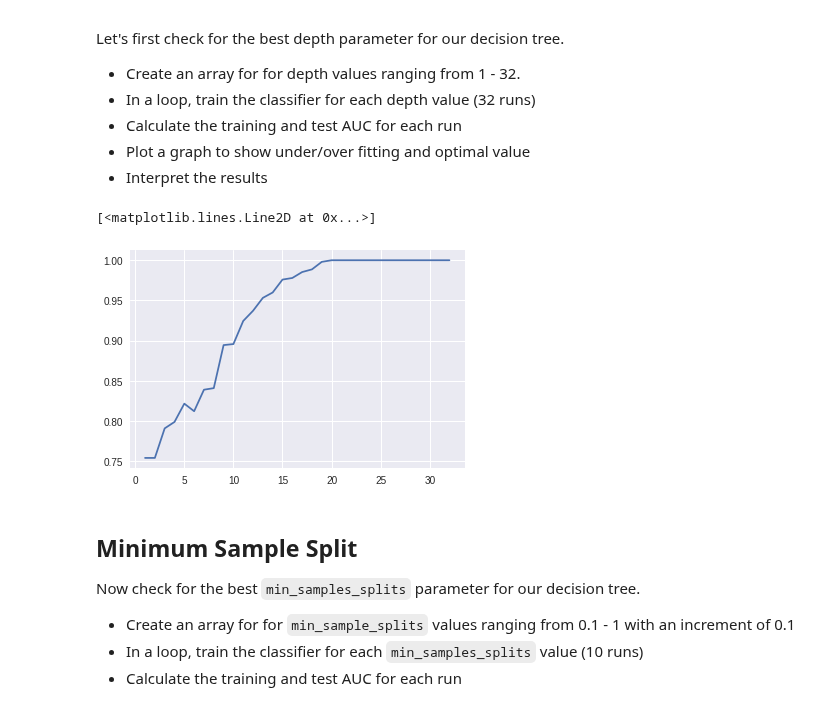
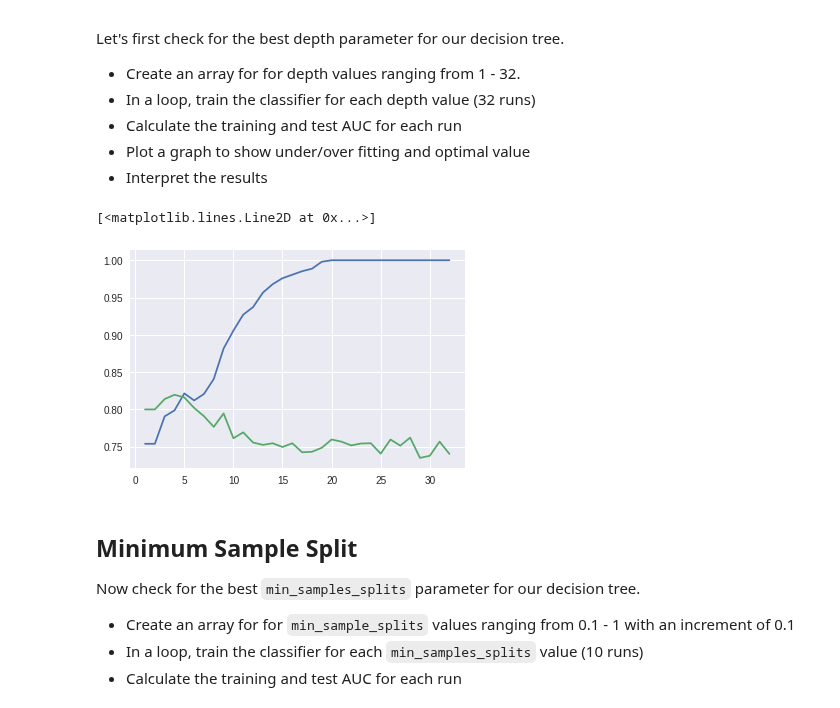
Before and after one commit to fleralle/dsc-tuning-decision-trees-lab-houston-ds-042219, a Jupyter notebook: index.ipynb, the cells around one changed output. Drawn from its saved outputs; the diff is of its cells as text; code cells hidden in the pictures.

```diff
--- a/index.ipynb
+++ b/index.ipynb
@@ -108,29 +108,29 @@ Let's first check for the best depth parameter for our decision tree.
 # %%
 # Identify the optimal tree depth for given data
 depths = list(range(1,33))
 auc_scores = []
 
 def get_auc_score(y_true, y_pred):
     # Check the AUC of predictions
     fpr, tpr, thresholds = roc_curve(y_true, y_pred)
     auc_score = auc(fpr, tpr)
     return auc_score
 
 for depth in depths:
     dt_classifier = DecisionTreeClassifier(criterion='entropy', max_depth=depth).fit(X_train, y_train)
 
     # Check the AUC of predictions
     auc_score_train = get_auc_score(y_train, dt_classifier.predict(X_train))
     auc_score_test = get_auc_score(y_test, dt_classifier.predict(X_test))
 
     auc_scores.append((depth, auc_score_train, auc_score_test))
 
-plt.plot([auc_score[0] for auc_score in auc_scores], [auc_score[1] for auc_score in auc_scores])
-
+plt.plot([auc_score[0] for auc_score in auc_scores], [auc_score[1] for auc_score in auc_scores], )
+plt.plot([auc_score[0] for auc_score in auc_scores], [auc_score[2] for auc_score in auc_scores])
 # Your code here
 # %% [output]
 [<matplotlib.lines.Line2D at 0x...>]
-[figure, old version]
+[figure, new version]
 # %%
 # You observations here
 # %% [markdown]
```
